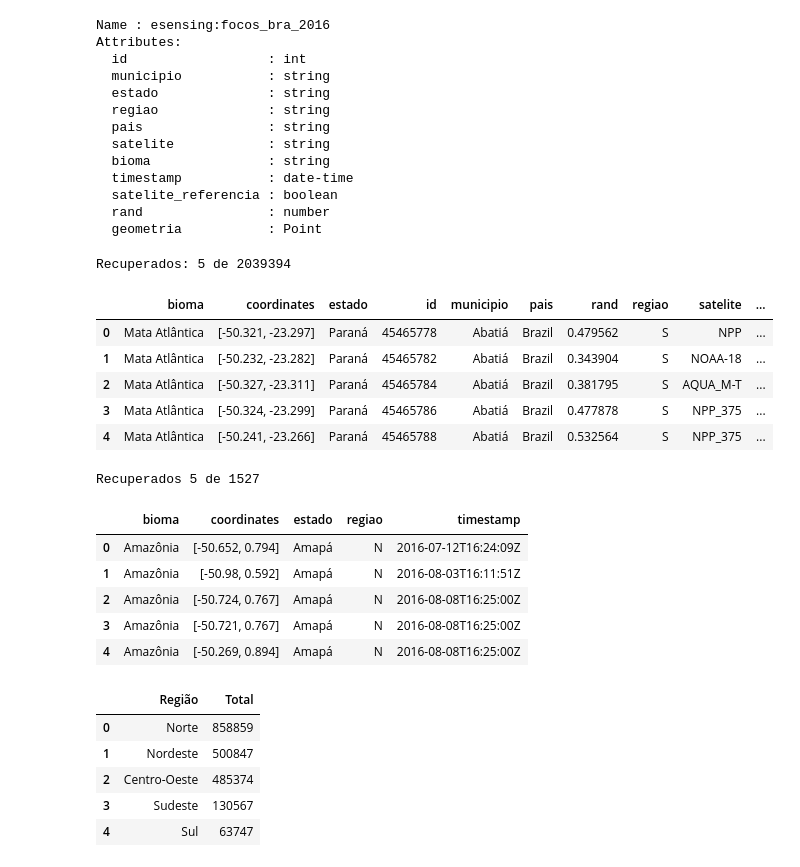
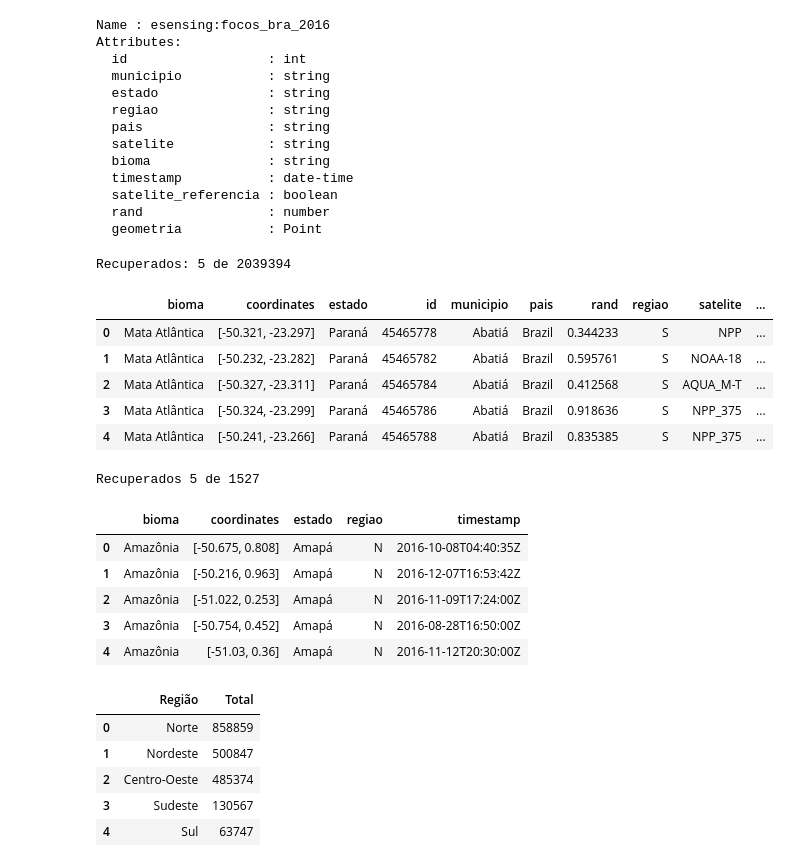
Before and after one commit to vconrado/cap-386, a Jupyter notebook: project/Apresentacao.ipynb, the cells around one changed output. Drawn from its saved outputs; the diff is of its cells as text; code cells hidden in the pictures.

```diff
--- a/project/Apresentacao.ipynb
+++ b/project/Apresentacao.ipynb
@@ -235,7 +237,7 @@ O [Cliente Python BDQ.py](https://github.com/vconrado/bdq.py) permite o acesso a
 from bdq import bdq;
 
 # conecta ao servidor WFS
-b = bdq(wfs_server="http://localhost:8080/geoserver-esensing/", wtss_server="http://localhost:7654")
+b = bdq(wfs="http://localhost:8080/geoserver-esensing/", wtss="http://localhost:7654")
 
 # recupera lista de feições
 ft_list = b.list_features()
@@ -282,34 +284,34 @@ display(fc)
 # %% [output]
 Recuperados: 5 de 2039394
 |  | bioma | coordinates | estado | id | municipio | pais | rand | regiao | satelite | ... |
-| 0 | Mata Atlântica | [-50.321, -23.297] | Paraná | 45465778 | Abatiá | Brazil | 0.479562 | S | NPP | ... |
-| 1 | Mata Atlântica | [-50.232, -23.282] | Paraná | 45465782 | Abatiá | Brazil | 0.343904 | S | NOAA-18 | ... |
-| 2 | Mata Atlântica | [-50.327, -23.311] | Paraná | 45465784 | Abatiá | Brazil | 0.381795 | S | AQUA_M-T | ... |
-| 3 | Mata Atlântica | [-50.324, -23.299] | Paraná | 45465786 | Abatiá | Brazil | 0.477878 | S | NPP_375 | ... |
-| 4 | Mata Atlântica | [-50.241, -23.266] | Paraná | 45465788 | Abatiá | Brazil | 0.532564 | S | NPP_375 | ... |
+| 0 | Mata Atlântica | [-50.321, -23.297] | Paraná | 45465778 | Abatiá | Brazil | 0.344233 | S | NPP | ... |
+| 1 | Mata Atlântica | [-50.232, -23.282] | Paraná | 45465782 | Abatiá | Brazil | 0.595761 | S | NOAA-18 | ... |
+| 2 | Mata Atlântica | [-50.327, -23.311] | Paraná | 45465784 | Abatiá | Brazil | 0.412568 | S | AQUA_M-T | ... |
+| 3 | Mata Atlântica | [-50.324, -23.299] | Paraná | 45465786 | Abatiá | Brazil | 0.918636 | S | NPP_375 | ... |
+| 4 | Mata Atlântica | [-50.241, -23.266] | Paraná | 45465788 | Abatiá | Brazil | 0.835385 | S | NPP_375 | ... |
 # %%
 # Obtendo atributos específicos de coleção de focos de uma área específica
 area=("POLYGON((-49.8929205749999 1.21448026000007, -50.945202767 0.671596891000149,"
                 "-51.2334818149999 0.0142109470000378,-49.8929205749999 1.21448026000007))")
 
 # recupera uma coleção de feições (focos) de uma area especifica
 fc, fc_metadata = b.feature_collection("esensing:focos_bra_2016",
                           attributes=("bioma", "estado", "regiao", "timestamp"),
                           within=area,
                           filter=("regiao='N'", "timestamp>'2016-07-01'"),
                           max_features=5,
-                          sort_by="timestamp")
+                          sort_by="rand")
 
 print("Recuperados {} de {}".format(fc_metadata['total'], fc_metadata['total_features']))
 display(fc)
 # %% [output]
 Recuperados 5 de 1527
 |  | bioma | coordinates | estado | regiao | timestamp |
-| 0 | Amazônia | [-50.652, 0.794] | Amapá | N | 2016-07-12T16:24:09Z |
-| 1 | Amazônia | [-50.98, 0.592] | Amapá | N | 2016-08-03T16:11:51Z |
-| 2 | Amazônia | [-50.724, 0.767] | Amapá | N | 2016-08-08T16:25:00Z |
-| 3 | Amazônia | [-50.721, 0.767] | Amapá | N | 2016-08-08T16:25:00Z |
-| 4 | Amazônia | [-50.269, 0.894] | Amapá | N | 2016-08-08T16:25:00Z |
+| 0 | Amazônia | [-50.675, 0.808] | Amapá | N | 2016-10-08T04:40:35Z |
+| 1 | Amazônia | [-50.216, 0.963] | Amapá | N | 2016-12-07T16:53:42Z |
+| 2 | Amazônia | [-51.022, 0.253] | Amapá | N | 2016-11-09T17:24:00Z |
+| 3 | Amazônia | [-50.754, 0.452] | Amapá | N | 2016-08-28T16:50:00Z |
+| 4 | Amazônia | [-51.03, 0.36] | Amapá | N | 2016-11-12T20:30:00Z |
 # %%
 # Verificando a quantidade de focos de queimadas de 2016 por região
 import pandas as pd
```
Also changed, not shown: parts of 2 cells of this notebook, 1 other file.
